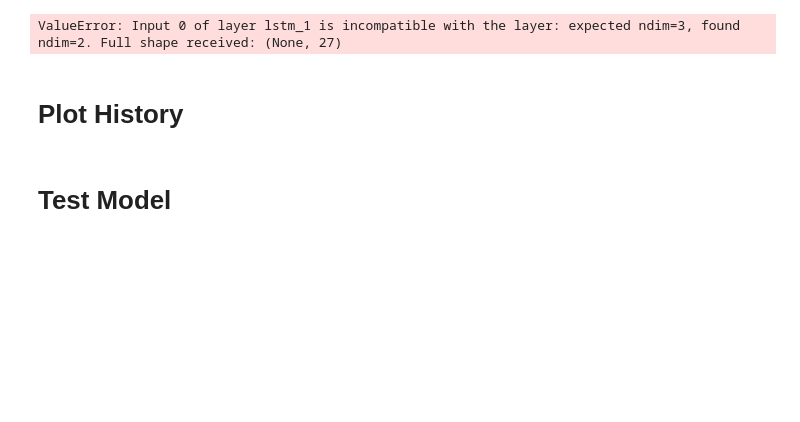
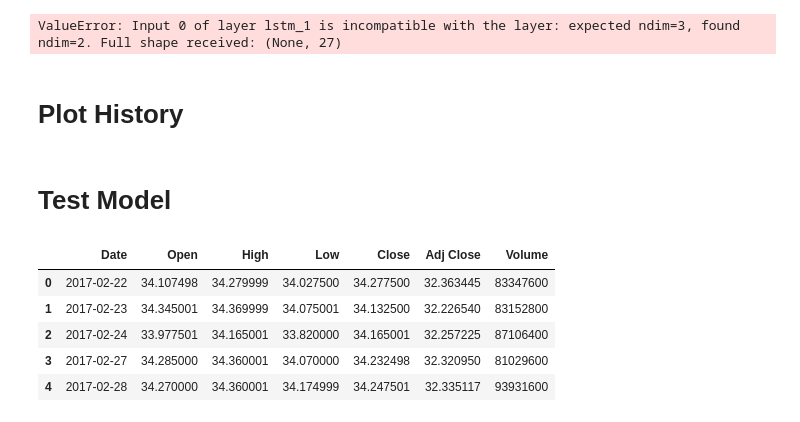
Before and after one commit to vivekjainmaiet/stockanalysis, a Jupyter notebook: notebooks/LSTM_model.ipynb, the cells around one changed output. Drawn from its saved outputs; the diff is of its cells as text; code cells hidden in the pictures; blank space fills up the shorter version.

```diff
--- a/notebooks/LSTM_model.ipynb
+++ b/notebooks/LSTM_model.ipynb
@@ -178,0 +195,10 @@ print(f'MAPE on the test set : {res[1]:.0f} %')
+# %%
+df=pd.read_csv("AAPL.csv")
+df.head(5)
+# %% [output]
+|  | Date | Open | High | Low | Close | Adj Close | Volume |
+| 0 | 2017-02-22 | 34.107498 | 34.279999 | 34.027500 | 34.277500 | 32.363445 | 83347600 |
+| 1 | 2017-02-23 | 34.345001 | 34.369999 | 34.075001 | 34.132500 | 32.226540 | 83152800 |
+| 2 | 2017-02-24 | 33.977501 | 34.165001 | 33.820000 | 34.165001 | 32.257225 | 87106400 |
+| 3 | 2017-02-27 | 34.285000 | 34.360001 | 34.070000 | 34.232498 | 32.320950 | 81029600 |
+| 4 | 2017-02-28 | 34.270000 | 34.360001 | 34.174999 | 34.247501 | 32.335117 | 93931600 |
```
Also changed, not shown: parts of 8 cells of this notebook, 2 other files.
